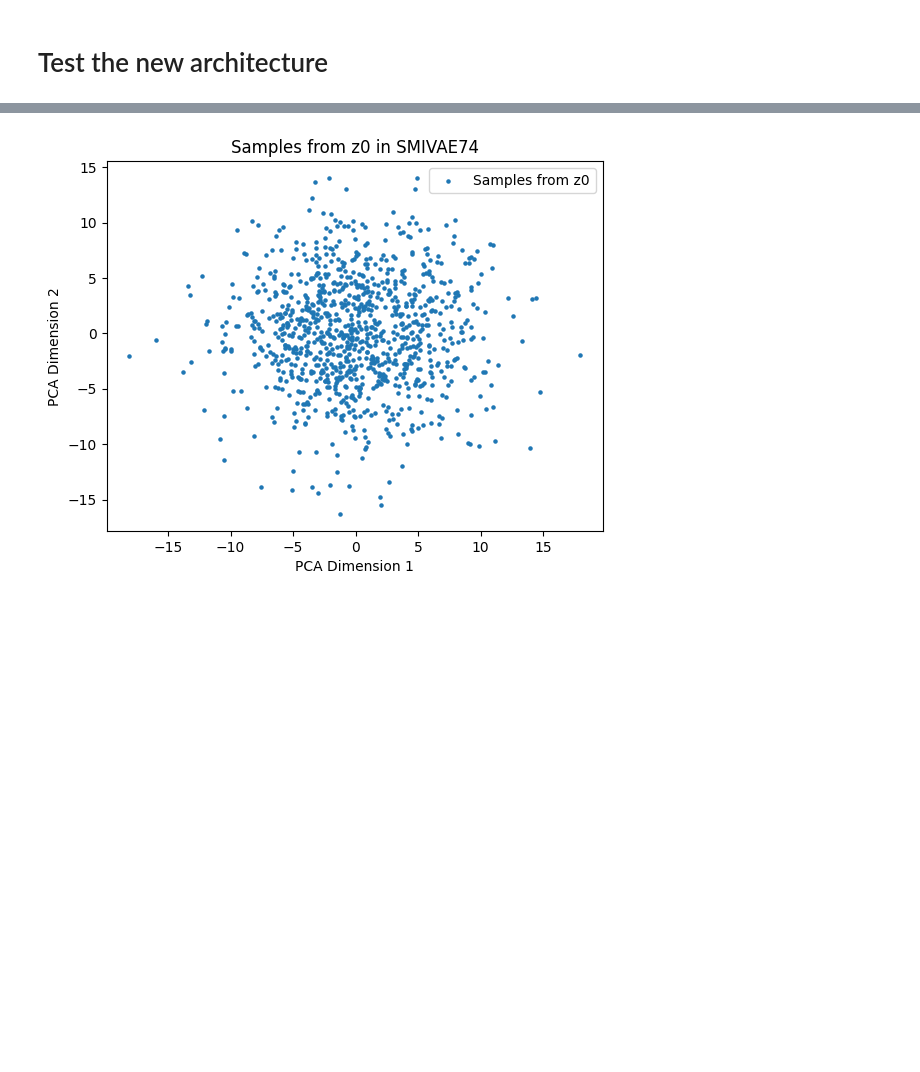
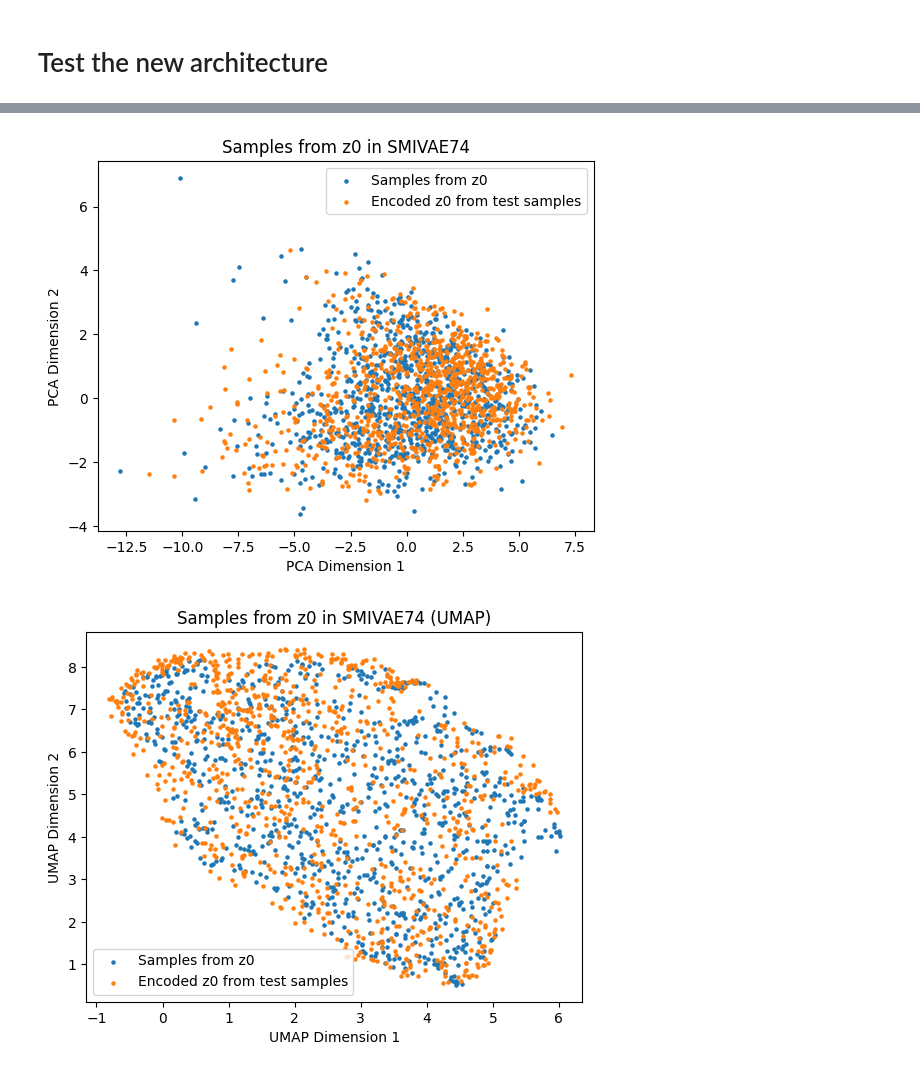
Before and after one commit to kenn50/Bachelor, a Jupyter notebook: Experiments/MNIST_TEST1104/test.ipynb, the cells around one changed output, grey strips where cells are left out. Saved outputs shown, nothing was run; the diff lists cells and outputs as text; code cells hidden in the pictures; blank space fills up the shorter version.

```diff
--- a/Experiments/MNIST_TEST1104/test.ipynb
+++ b/Experiments/MNIST_TEST1104/test.ipynb
@@ -314,10 +314,10 @@ decoder_args = {"hidden_dim": hidden_dim, "out_dim": out_dim}
 f_args = {"hidden_dim": z_dim, "f_dim": z_dim}
 g_args = {"z_dim": z_dim, "variance_floor": 0.05}
 h_args = {"hidden_dim": h_dim, "h_dim": z_dim}
-flow_args = {"input_dim": m_dim, "hidden_dims": [m_dim], "steps": 5, "inv": True} # 0 means identity transform
+flow_args = {"input_dim": m_dim, "hidden_dims": [m_dim], "steps": 0, "inv": True} # 0 means identity transform
 # %%
 
-epochs = 30
+epochs = 15
 steps = len(X)/batch_size * epochs
 lr_scheduler_fn = lr_scheduler(lr, decay_rate=0.9, decay_steps=steps/30, floor=1e-5)
 #plot lr scheduler for 20000 steps
@@ -346,6 +346,6 @@ jax.config.update("jax_disable_jit", False)
 rng_key, sub_key = jax.random.split(rng_key)
 smivae74 = SMIVAE74(decoder, decoder_args, f_shared, f_args, h, h_args, g, g_args, g, g_args, 2, z_dim, m_dim, normalizing_flow, flow_args, model_mode="b")
 
-smivae74.train(dataloader, len(X), adam, num_epochs=epochs, rng_key=sub_key, num_stein_particles=5, annealed_sites=["z0", "z1", "z2", "z3", "m"],
-               annealing_epochs=20, bandwidth_scaler=15)
+smivae74.train(dataloader, len(X), adam, num_epochs=epochs, rng_key=sub_key, num_stein_particles=25, annealed_sites=["z0", "z1", "z2", "z3", "m"],
+               annealing_epochs=8, bandwidth_scaler=15)
 # %% [output]
@@ -368,13 +373,33 @@ plt.show()
 # %%
-z0_embedding = pca.fit_transform(sites["z1"])
+rng_key, sub_key = jax.random.split(rng_key)
+X_test_sample = X_test[np.random.choice(X_test.shape[0], 1000, replace=False)]
+encoded = smivae74.encode_batch(X_test_sample, sub_key)
+
+z0_embedding = pca.fit_transform(sites["z0"])
+z0_embedding_recon = pca.transform(encoded["z0"])
+# plot original z0 samples and reconstructions in same plot:
 plt.scatter(z0_embedding[:, 0], z0_embedding[:, 1], s=5, alpha=1, label="Samples from z0")
+plt.scatter(z0_embedding_recon[:, 0], z0_embedding_recon[:, 1], s=5, alpha=1, label="Encoded z0 from test samples")
 plt.title("Samples from z0 in SMIVAE74")
 plt.xlabel("PCA Dimension 1")
 plt.ylabel("PCA Dimension 2")
 plt.legend()
 plt.show()
+
+# Now with UMAP
+reducer = umap.UMAP()
+z0_embedding_umap = reducer.fit_transform(sites["z0"])
+z0_embedding_recon_umap = reducer.transform(encoded["z0"])
+plt.scatter(z0_embedding_umap[:, 0], z0_embedding_umap[:, 1], s=5, alpha=1, label="Samples from z0")
+plt.scatter(z0_embedding_recon_umap[:, 0], z0_embedding_recon_umap[:, 1], s=5, alpha=1, label="Encoded z0 from test samples")
+plt.title("Samples from z0 in SMIVAE74 (UMAP)")
+plt.xlabel("UMAP Dimension 1")
+plt.ylabel("UMAP Dimension 2")
+plt.legend()
+plt.show()
 # %% [output]
-[figure, old version]
+[figure, new version]
+[figure, added]
 # %%
 rng_key, sub_key = jax.random.split(rng_key)
 plot_images(smivae74.sample(sub_key, 10)["x"], shape=(28, 28))
```
Also changed, not shown: parts of 7 cells of this notebook, 1 other file.
